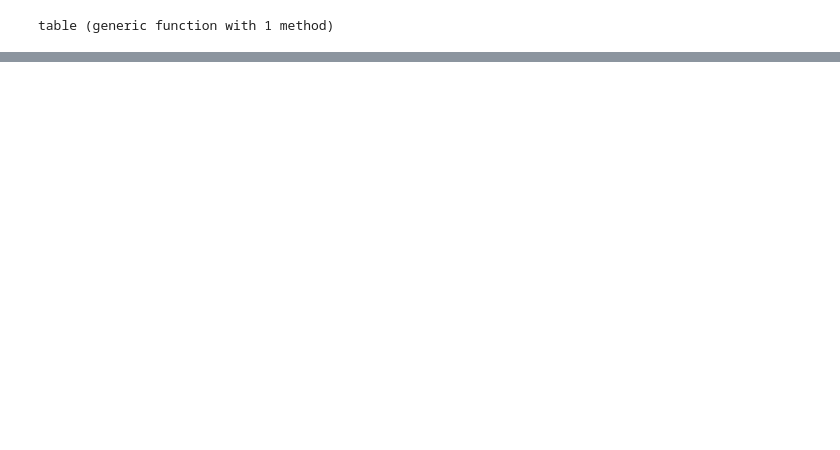
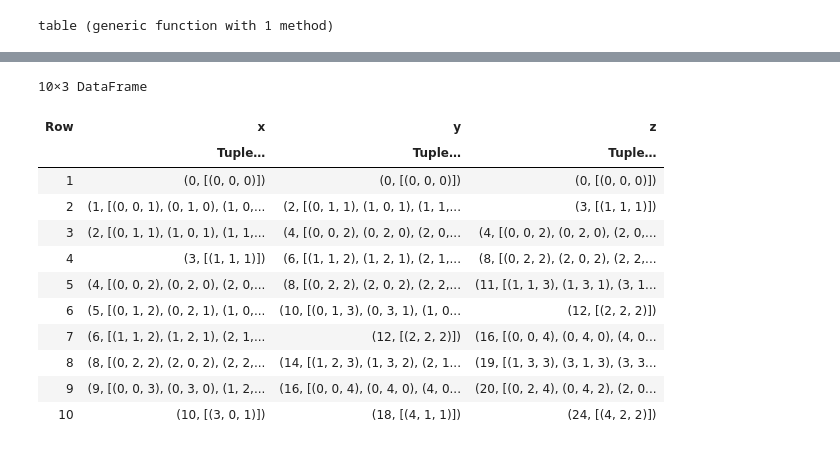
Before and after one commit to fdustert/Praktikum-B, a Jupyter notebook: Festkörperphysik/Röntgennografische_Methoden/Tabellen.ipynb, the cells around one changed output, grey strips where cells are left out. Drawn from its saved outputs; the diff is of its cells as text; code cells hidden in the pictures; blank space fills up the shorter version.

```diff
--- a/Festkörperphysik/Röntgennografische_Methoden/Tabellen.ipynb
+++ b/Festkörperphysik/Röntgennografische_Methoden/Tabellen.ipynb
@@ -176,7 +161,9 @@ function generate_reflections(hmax,nth)
     fcc = Dict{Int, Vector{Tuple{Int,Int,Int}}}()
 
     for h in 0:hmax, k in 0:hmax, l in 0:hmax
-
+        if h == 0 && k == 0 && l == 0
+            continue
+        else
         N = h^2 + k^2 + l^2
         hkl = (h,k,l)
 
@@ -218,6 +205,7 @@ function generate_reflections(hmax,nth)
             end
         end
     end
+    end
     sc_sorted = [(N, sc[N]) for N in sort(collect(keys(sc)))]
     bcc_sorted = [(N, bcc[N]) for N in sort(collect(keys(bcc)))]
     fcc_sorted = [(N, fcc[N]) for N in sort(collect(keys(fcc)))]
@@ -357,0 +468,18 @@ end
+# %%
+x, y, z =(generate_reflections(10,10))
+
+DataFrame(x=x, y=y, z=z)
+# %% [output]
+10×3 DataFrame
+| Row | x | y | z |
+|  | Tuple… | Tuple… | Tuple… |
+| 1 | (0, [(0, 0, 0)]) | (0, [(0, 0, 0)]) | (0, [(0, 0, 0)]) |
+| 2 | (1, [(0, 0, 1), (0, 1, 0), (1, 0,... | (2, [(0, 1, 1), (1, 0, 1), (1, 1,... | (3, [(1, 1, 1)]) |
+| 3 | (2, [(0, 1, 1), (1, 0, 1), (1, 1,... | (4, [(0, 0, 2), (0, 2, 0), (2, 0,... | (4, [(0, 0, 2), (0, 2, 0), (2, 0,... |
+| 4 | (3, [(1, 1, 1)]) | (6, [(1, 1, 2), (1, 2, 1), (2, 1,... | (8, [(0, 2, 2), (2, 0, 2), (2, 2,... |
+| 5 | (4, [(0, 0, 2), (0, 2, 0), (2, 0,... | (8, [(0, 2, 2), (2, 0, 2), (2, 2,... | (11, [(1, 1, 3), (1, 3, 1), (3, 1... |
+| 6 | (5, [(0, 1, 2), (0, 2, 1), (1, 0,... | (10, [(0, 1, 3), (0, 3, 1), (1, 0... | (12, [(2, 2, 2)]) |
+| 7 | (6, [(1, 1, 2), (1, 2, 1), (2, 1,... | (12, [(2, 2, 2)]) | (16, [(0, 0, 4), (0, 4, 0), (4, 0... |
+| 8 | (8, [(0, 2, 2), (2, 0, 2), (2, 2,... | (14, [(1, 2, 3), (1, 3, 2), (2, 1... | (19, [(1, 3, 3), (3, 1, 3), (3, 3... |
+| 9 | (9, [(0, 0, 3), (0, 3, 0), (1, 2,... | (16, [(0, 0, 4), (0, 4, 0), (4, 0... | (20, [(0, 2, 4), (0, 4, 2), (2, 0... |
+| 10 | (10, [(3, 0, 1)]) | (18, [(4, 1, 1)]) | (24, [(4, 2, 2)]) |
```
Also changed, not shown: parts of 12 cells of this notebook, 8 other files.
